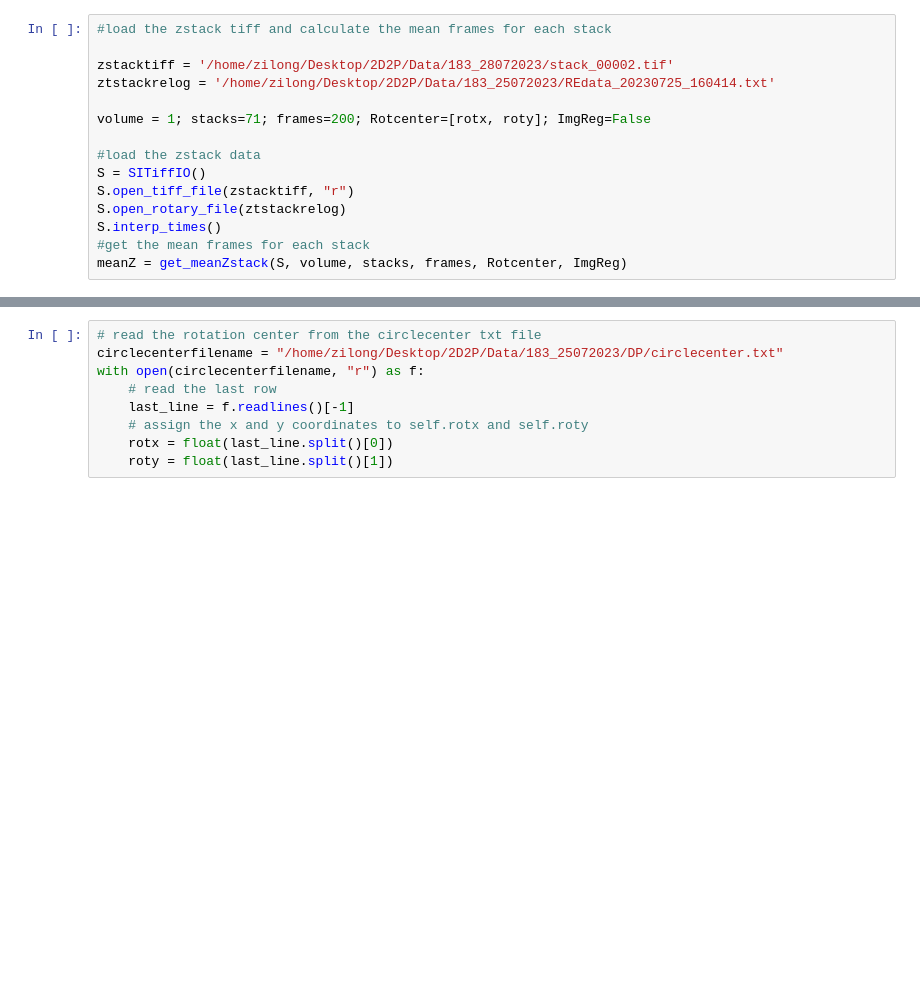
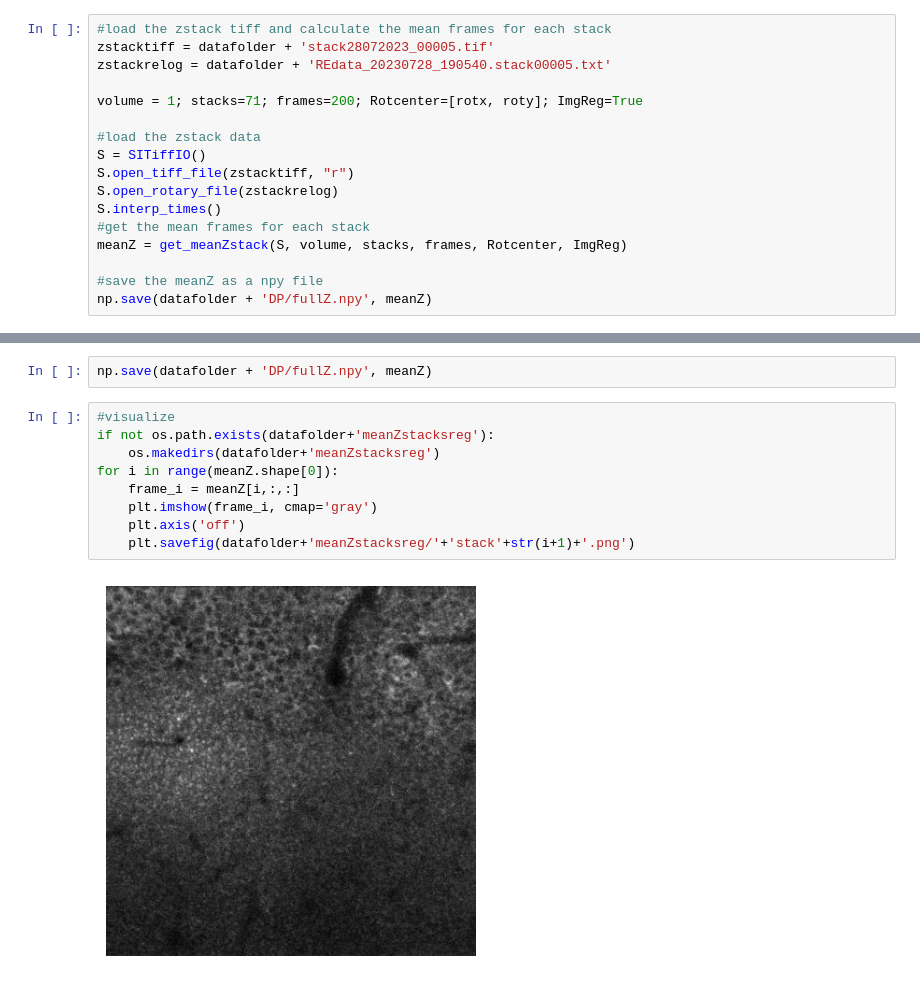
Before and after one commit to ZilongJi/2D2P, a Jupyter notebook: notebook/FindFOV.ipynb, the cells around one changed output, grey strips where cells are left out. Drawn from its saved outputs; the diff is of its cells as text; blank space fills up the shorter version.

```diff
--- a/notebook/FindFOV.ipynb
+++ b/notebook/FindFOV.ipynb
@@ -23,16 +26,18 @@ zstackrelog = datafolder + 'REdata_20230728_190540.stack00005.txt'
 # %%
 #load the zstack tiff and calculate the mean frames for each stack
+zstacktiff = datafolder + 'stack28072023_00005.tif'
+zstackrelog = datafolder + 'REdata_20230728_190540.stack00005.txt'
 
-zstacktiff = '/home/zilong/Desktop/2D2P/Data/183_28072023/stack_00002.tif'
-ztstackrelog = '/home/zilong/Desktop/2D2P/Data/183_25072023/REdata_20230725_160414.txt'
-
-volume = 1; stacks=71; frames=200; Rotcenter=[rotx, roty]; ImgReg=False
+volume = 1; stacks=71; frames=200; Rotcenter=[rotx, roty]; ImgReg=True
 
 #load the zstack data
 S = SITiffIO()
 S.open_tiff_file(zstacktiff, "r")
-S.open_rotary_file(ztstackrelog)
+S.open_rotary_file(zstackrelog)
 S.interp_times()
 #get the mean frames for each stack
 meanZ = get_meanZstack(S, volume, stacks, frames, Rotcenter, ImgReg)
+
+#save the meanZ as a npy file
+np.save(datafolder + 'DP/fullZ.npy', meanZ)
 # %% [output]
@@ -45,10 +61,14 @@ Counted 4100 frames
-# %%
-# read the rotation center from the circlecenter txt file
-circlecenterfilename = "/home/zilong/Desktop/2D2P/Data/183_25072023/DP/circlecenter.txt"
-with open(circlecenterfilename, "r") as f:
-    # read the last row
-    last_line = f.readlines()[-1]
-    # assign the x and y coordinates to self.rotx and self.roty
-    rotx = float(last_line.split()[0])
-    roty = float(last_line.split()[1])
+# %%
+np.save(datafolder + 'DP/fullZ.npy', meanZ)
+# %%
+#visualize
+if not os.path.exists(datafolder+'meanZstacksreg'):
+    os.makedirs(datafolder+'meanZstacksreg')
+for i in range(meanZ.shape[0]):
+    frame_i = meanZ[i,:,:]
+    plt.imshow(frame_i, cmap='gray')
+    plt.axis('off')
+    plt.savefig(datafolder+'meanZstacksreg/'+'stack'+str(i+1)+'.png')
+# %% [output]
+[figure, added]
 # %%
```
Also changed, not shown: parts of 15 cells of this notebook, 5 other files.
